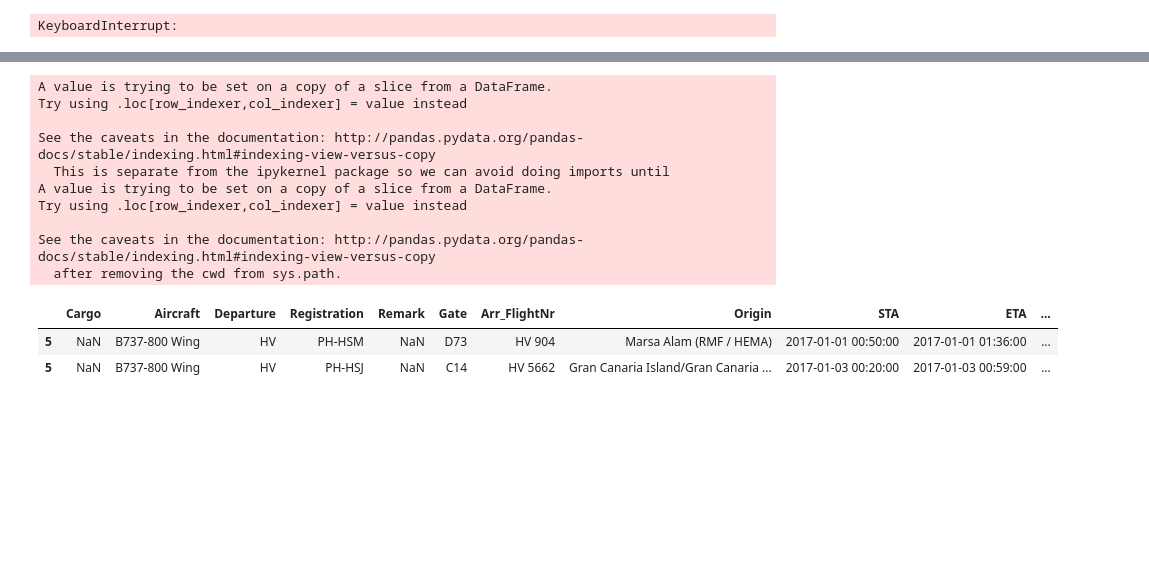
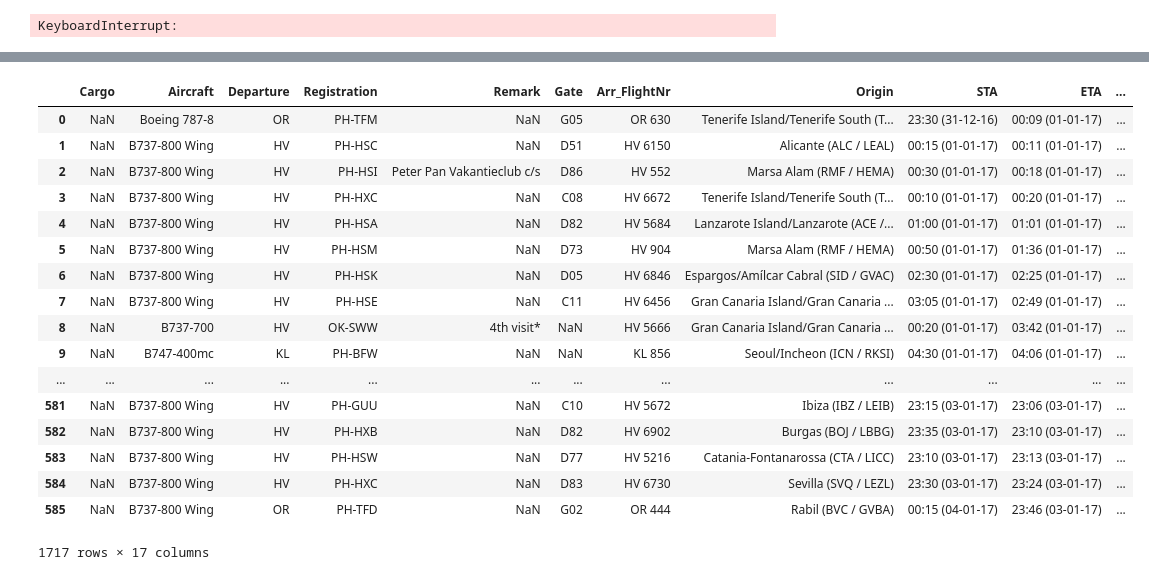
Before and after one commit to KJ-Waller/DW-Project, a Jupyter notebook: Schiphol Stuff.ipynb, the cells around one changed output, grey strips where cells are left out. Drawn from its saved outputs; the diff is of its cells as text; code cells hidden in the pictures; blank space fills up the shorter version.

Commit message:
Date formatting thingies

```diff
--- a/Schiphol Stuff.ipynb
+++ b/Schiphol Stuff.ipynb
@@ -60,7 +62,7 @@ urls
  'http://schiphol.dutchplanespotters.nl/?date=2018-12-31']
 # %%
 df = pd.DataFrame()
-column_names = ['Cargo', 'Aircraft', 'Departure', 'Registration', 'Remark', 'Gate', 'Arr_FlightNr', 'Origin', 'STA', 'ETA', 'Status', 'Dep_FlightNr', 'Destination', 'STD', 'ETD', 'Status', 'Date']
+column_names = ['Cargo', 'Aircraft', 'Airline', 'Registration', 'Remark', 'Gate', 'Arr_FlightNr', 'Origin', 'STA', 'ETA', 'Status', 'Dep_FlightNr', 'Destination', 'STD', 'ETD', 'Status', 'Date']
 for i, url in enumerate(urls):
     # Pull info from url
     day_flights = pd.read_html(url)[0]
@@ -105,20 +88,39 @@ df
-# %%
-# pd.pivot_table(df, columns=, index=['date'])
-extra = df.loc[5]
-extra['STA'] = pd.to_datetime((extra['Date'] + ' ' + extra['STA']))
-extra['ETA'] = pd.to_datetime((extra['Date'] + ' ' + extra['ETA']))
-extra[extra['ETA'] > extra['STA']]
-# %% [output]
-A value is trying to be set on a copy of a slice from a DataFrame.
-Try using .loc[row_indexer,col_indexer] = value instead
-
-See the caveats in the documentation: http://pandas.pydata.org/pandas-docs/stable/indexing.html#indexing-view-versus-copy
-  This is separate from the ipykernel package so we can avoid doing imports until
-A value is trying to be set on a copy of a slice from a DataFrame.
-Try using .loc[row_indexer,col_indexer] = value instead
-
-See the caveats in the documentation: http://pandas.pydata.org/pandas-docs/stable/indexing.html#indexing-view-versus-copy
-  after removing the cwd from sys.path.
-|  | Cargo | Aircraft | Departure | Registration | Remark | Gate | Arr_FlightNr | Origin | STA | ETA | ... |
-| 5 | NaN | B737-800 Wing | HV | PH-HSM | NaN | D73 | HV 904 | Marsa Alam (RMF / HEMA) | 2017-01-01 00:50:00 | 2017-01-01 01:36:00 | ... |
-| 5 | NaN | B737-800 Wing | HV | PH-HSJ | NaN | C14 | HV 5662 | Gran Canaria Island/Gran Canaria ... | 2017-01-03 00:20:00 | 2017-01-03 00:59:00 | ... |
+# %%
+def add_date_to_time(col_name):
+    df_copy = df.copy()
+    mask = df_copy[col_name].str.contains('\d{2}:\d{2}\Z').fillna(False)
+
+    df_copy['Date'] = pd.to_datetime(df_copy['Date'], format='%Y-%m-%d')
+    date_string = df_copy['Date'].copy()
+    date_string = date_string.loc[mask]
+    date_string = pd.DatetimeIndex(date_string)
+    date_string = date_string.strftime('(%d-%m-%y)')
+    date_string
+
+    df_copy.loc[mask, col_name] = df_copy.loc[mask, col_name].str.cat(date_string, sep =' ')
+    return df_copy
+
+df['STA'] = add_date_to_time('STA')['STA']
+df['ETA'] = add_date_to_time('ETA')['ETA']
+df['STD'] = add_date_to_time('STD')['STD']
+df['ETD'] = add_date_to_time('ETD')['ETD']
+df
+# %% [output]
+|  | Cargo | Aircraft | Departure | Registration | Remark | Gate | Arr_FlightNr | Origin | STA | ETA | ... |
+| 0 | NaN | Boeing 787-8 | OR | PH-TFM | NaN | G05 | OR 630 | Tenerife Island/Tenerife South (T... | 23:30 (31-12-16) | 00:09 (01-01-17) | ... |
+| 1 | NaN | B737-800 Wing | HV | PH-HSC | NaN | D51 | HV 6150 | Alicante (ALC / LEAL) | 00:15 (01-01-17) | 00:11 (01-01-17) | ... |
+| 2 | NaN | B737-800 Wing | HV | PH-HSI | Peter Pan Vakantieclub c/s | D86 | HV 552 | Marsa Alam (RMF / HEMA) | 00:30 (01-01-17) | 00:18 (01-01-17) | ... |
+| 3 | NaN | B737-800 Wing | HV | PH-HXC | NaN | C08 | HV 6672 | Tenerife Island/Tenerife South (T... | 00:10 (01-01-17) | 00:20 (01-01-17) | ... |
+| 4 | NaN | B737-800 Wing | HV | PH-HSA | NaN | D82 | HV 5684 | Lanzarote Island/Lanzarote (ACE /... | 01:00 (01-01-17) | 01:01 (01-01-17) | ... |
+| 5 | NaN | B737-800 Wing | HV | PH-HSM | NaN | D73 | HV 904 | Marsa Alam (RMF / HEMA) | 00:50 (01-01-17) | 01:36 (01-01-17) | ... |
+| 6 | NaN | B737-800 Wing | HV | PH-HSK | NaN | D05 | HV 6846 | Espargos/Amílcar Cabral (SID / GVAC) | 02:30 (01-01-17) | 02:25 (01-01-17) | ... |
+| 7 | NaN | B737-800 Wing | HV | PH-HSE | NaN | C11 | HV 6456 | Gran Canaria Island/Gran Canaria ... | 03:05 (01-01-17) | 02:49 (01-01-17) | ... |
+| 8 | NaN | B737-700 | HV | OK-SWW | 4th visit* | NaN | HV 5666 | Gran Canaria Island/Gran Canaria ... | 00:20 (01-01-17) | 03:42 (01-01-17) | ... |
+| 9 | NaN | B747-400mc | KL | PH-BFW | NaN | NaN | KL 856 | Seoul/Incheon (ICN / RKSI) | 04:30 (01-01-17) | 04:06 (01-01-17) | ... |
+| ... | ... | ... | ... | ... | ... | ... | ... | ... | ... | ... | ... |
+| 581 | NaN | B737-800 Wing | HV | PH-GUU | NaN | C10 | HV 5672 | Ibiza (IBZ / LEIB) | 23:15 (03-01-17) | 23:06 (03-01-17) | ... |
+| 582 | NaN | B737-800 Wing | HV | PH-HXB | NaN | D82 | HV 6902 | Burgas (BOJ / LBBG) | 23:35 (03-01-17) | 23:10 (03-01-17) | ... |
+| 583 | NaN | B737-800 Wing | HV | PH-HSW | NaN | D77 | HV 5216 | Catania-Fontanarossa (CTA / LICC) | 23:10 (03-01-17) | 23:13 (03-01-17) | ... |
+| 584 | NaN | B737-800 Wing | HV | PH-HXC | NaN | D83 | HV 6730 | Sevilla (SVQ / LEZL) | 23:30 (03-01-17) | 23:24 (03-01-17) | ... |
+| 585 | NaN | B737-800 Wing | OR | PH-TFD | NaN | G02 | OR 444 | Rabil (BVC / GVBA) | 00:15 (04-01-17) | 23:46 (03-01-17) | ... |
+1717 rows × 17 columns
```
Also changed, not shown: parts of 2 cells of this notebook.
